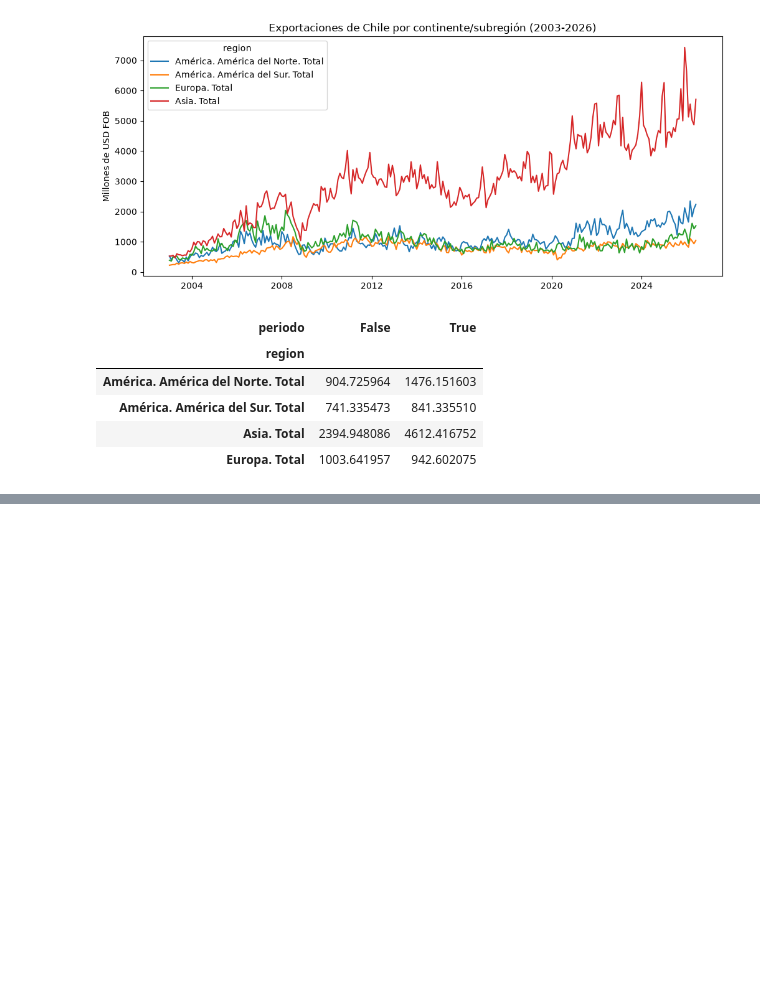
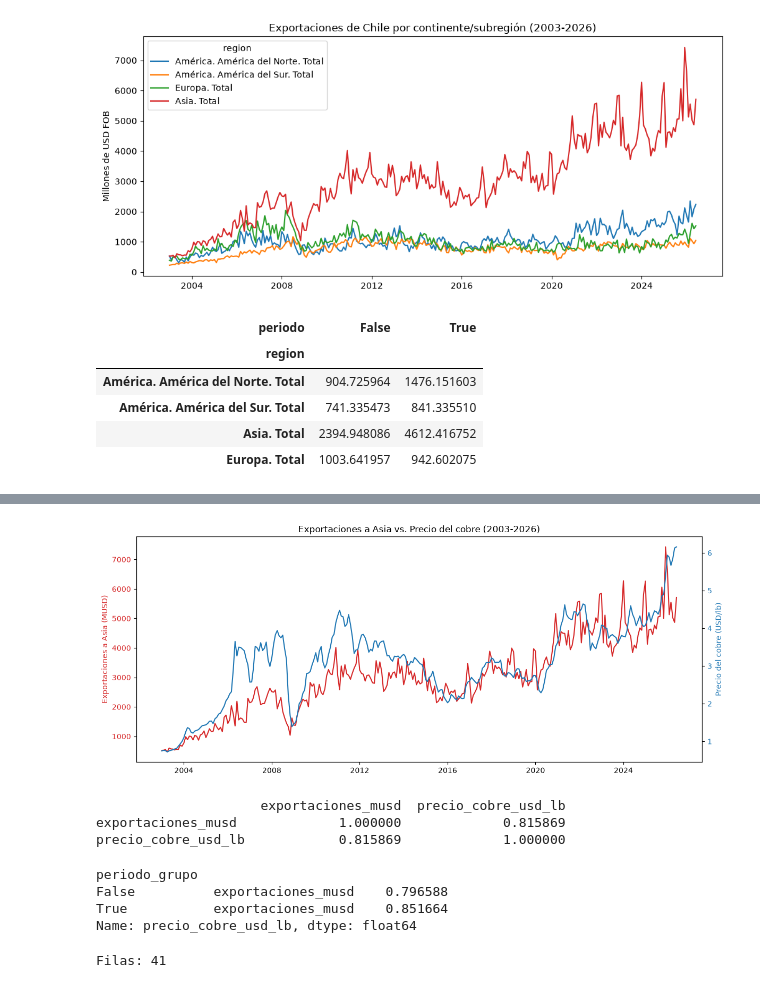
Before and after one commit to Krunzx/data_portfolio, a Jupyter notebook: 01-eda/notebooks/02_analisis_exploratorio.ipynb, the cells around one changed output, grey strips where cells are left out. Saved outputs shown, nothing was run; the diff lists cells and outputs as text; code cells hidden in the pictures; blank space fills up the shorter version.

Commit message:
Update of 02_analisis_exploratorio; add comparative plots to analysis

```diff
--- a/01-eda/notebooks/02_analisis_exploratorio.ipynb
+++ b/01-eda/notebooks/02_analisis_exploratorio.ipynb
@@ -61,3 +61,7 @@ totales_continentes['periodo'] = totales_continentes['periodo'].dt.year
 | América. América del Sur. Total | 741.335473 | 841.335510 |
 | Asia. Total | 2394.948086 | 4612.416752 |
 | Europa. Total | 1003.641957 | 942.602075 |
+# %%
+df_cobre = pd.read_csv('../data/raw/precio_cobre_bml.csv')
+df_cobre['periodo'] = pd.to_datetime(df_cobre['periodo'].apply(parsear_periodo))
+df_cobre.head()
@@ -63,0 +75,15 @@ totales_continentes['periodo'] = totales_continentes['periodo'].dt.year
+# %%
+asia_total = df_totales[
+    df_totales['region'] == 'Asia. Total'
+][
+    ['periodo', 'exportaciones_musd']
+]
+
+df_cruce = pd.merge(
+    asia_total,
+    df_cobre,
+    on='periodo',
+    how='inner'
+)
+
+df_cruce.head()
@@ -63,0 +97,55 @@ totales_continentes['periodo'] = totales_continentes['periodo'].dt.year
+# %%
+fig, ax1 = plt.subplots(figsize=(12, 5))
+
+ax1.plot(
+    df_cruce['periodo'],
+    df_cruce['exportaciones_musd'],
+    color='tab:red',
+    label='Exportaciones a Asia'
+)
+ax1.set_ylabel('Exportaciones a Asia (MUSD)',
+    color='tab:red'
+)
+ax1.tick_params(axis='y', labelcolor='tab:red')
+
+ax2 = ax1.twinx()
+ax2.plot(
+    df_cruce['periodo'],
+    df_cruce['precio_cobre_usd_lb'],
+    color='tab:blue',
+    label='Precio del cobre'
+)
+ax2.set_ylabel('Precio del cobre (USD/lb)',
+    color='tab:blue'
+)
+ax2.tick_params(axis='y', labelcolor='tab:blue')
+
+plt.title('Exportaciones a Asia vs. Precio del cobre (2003-2026)')
+fig.tight_layout()
+plt.show()
+
+print(df_cruce[['exportaciones_musd', 'precio_cobre_usd_lb']].corr())
+# %% [output]
+[figure, added]
+                     exportaciones_musd  precio_cobre_usd_lb
+exportaciones_musd             1.000000             0.815869
+precio_cobre_usd_lb            0.815869             1.000000
+# %%
+df_cruce['periodo_grupo'] = df_cruce['periodo'].dt.year < 2012
+df_cruce.groupby('periodo_grupo')[
+    ['exportaciones_musd', 'precio_cobre_usd_lb']
+].corr().iloc[0::2, -1]
+# %% [output]
+periodo_grupo
+False          exportaciones_musd    0.796588
+True           exportaciones_musd    0.851664
+Name: precio_cobre_usd_lb, dtype: float64
+# %%
+df_volumen = pd.read_csv('../data/raw/volumen_exportacion_cobre.csv')
+df_volumen['periodo'] = pd.to_datetime(df_volumen['periodo'].apply(parsear_periodo))
+
+df_cruce_completo = pd.merge(df_cruce, df_volumen, on='periodo', how='inner')
+df_cruce_completo.head()
+print(f"Filas: {len(df_cruce_completo)}")
+# %% [output]
+Filas: 41
```
Also changed, not shown: parts of 6 cells of this notebook.
